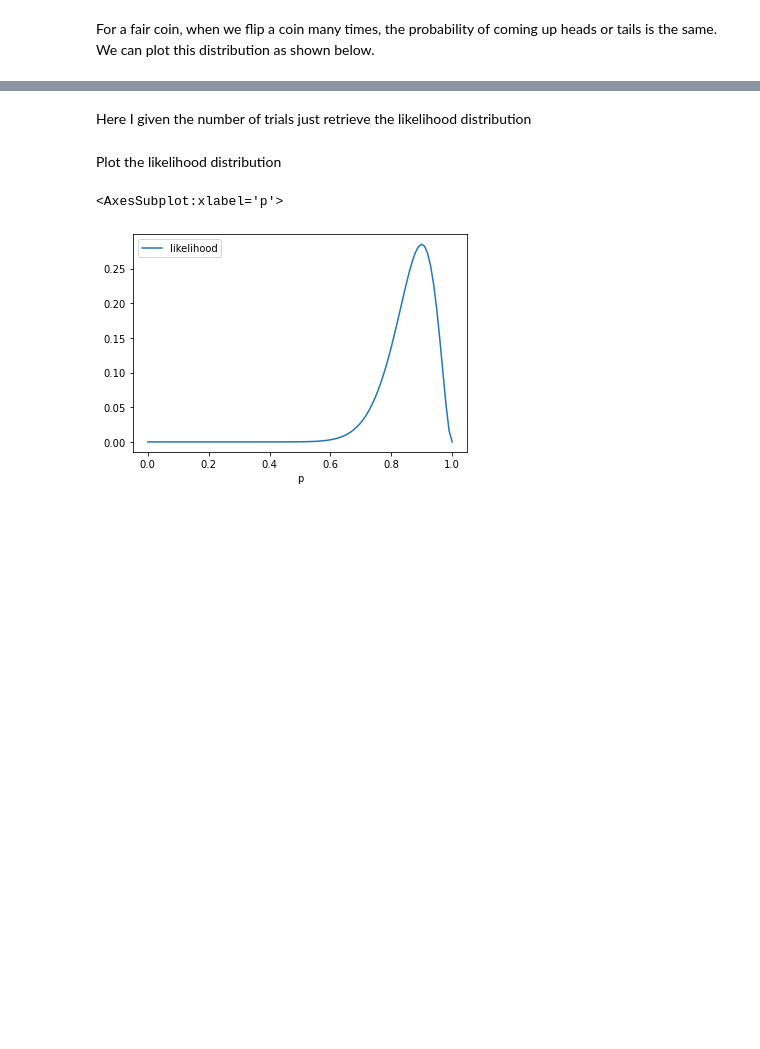
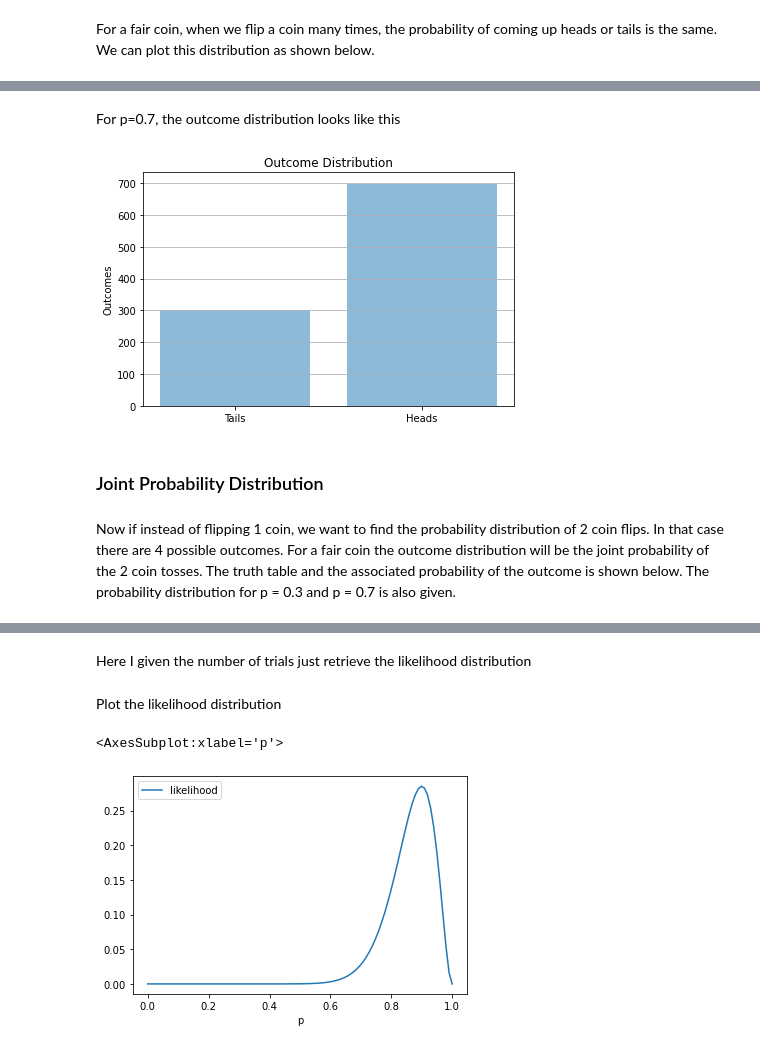
Before and after one commit to dpai/LeraningWorkspace, a Jupyter notebook: Statistics/montecarlosim.ipynb, the cells around one changed output, grey strips where cells are left out. Drawn from its saved outputs; the diff is of its cells as text; code cells hidden in the pictures; blank space fills up the shorter version.

```diff
--- a/Statistics/montecarlosim.ipynb
+++ b/Statistics/montecarlosim.ipynb
@@ -56,0 +67,11 @@ plotdistribution(coin_flip_data, ['Tails', 'Heads'])
+# %% [markdown]
+For p=0.7, the outcome distribution looks like this
+# %%
+coin_flip_data_2 = np.asarray([coinflip(p=0.7) for x in range(1000)])
+plotdistribution(coin_flip_data_2, ['Tails', 'Heads'])
+# %% [output]
+[figure, added]
+# %% [markdown]
+### Joint Probability Distribution
+# %% [markdown]
+Now if instead of flipping 1 coin, we want to find the probability distribution of 2 coin flips. In that case there are 4 possible outcomes. For a fair coin the outcome distribution will be the joint probability of the 2 coin tosses. The truth table and the associated probability of the outcome is shown below. The probability distribution for p = 0.3 and p = 0.7 is also given.
```
Also changed, not shown: parts of 7 cells of this notebook.
